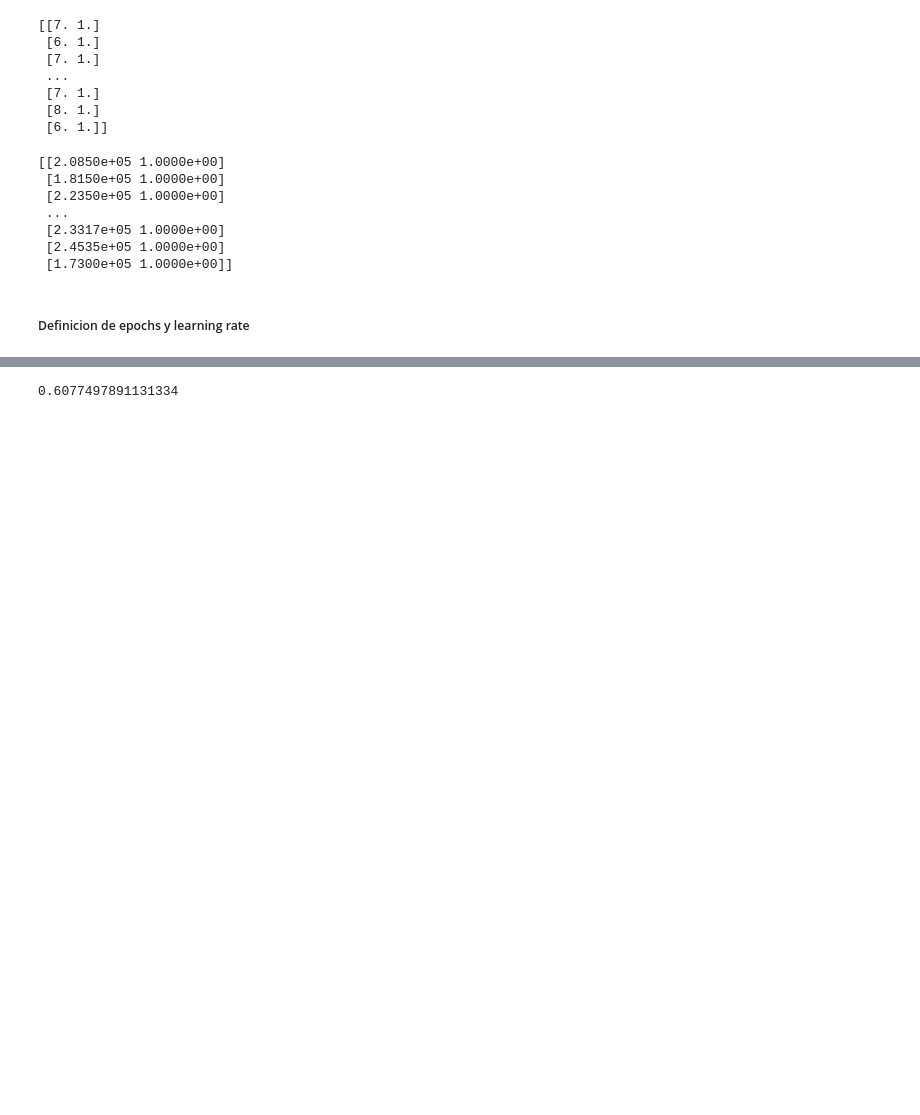
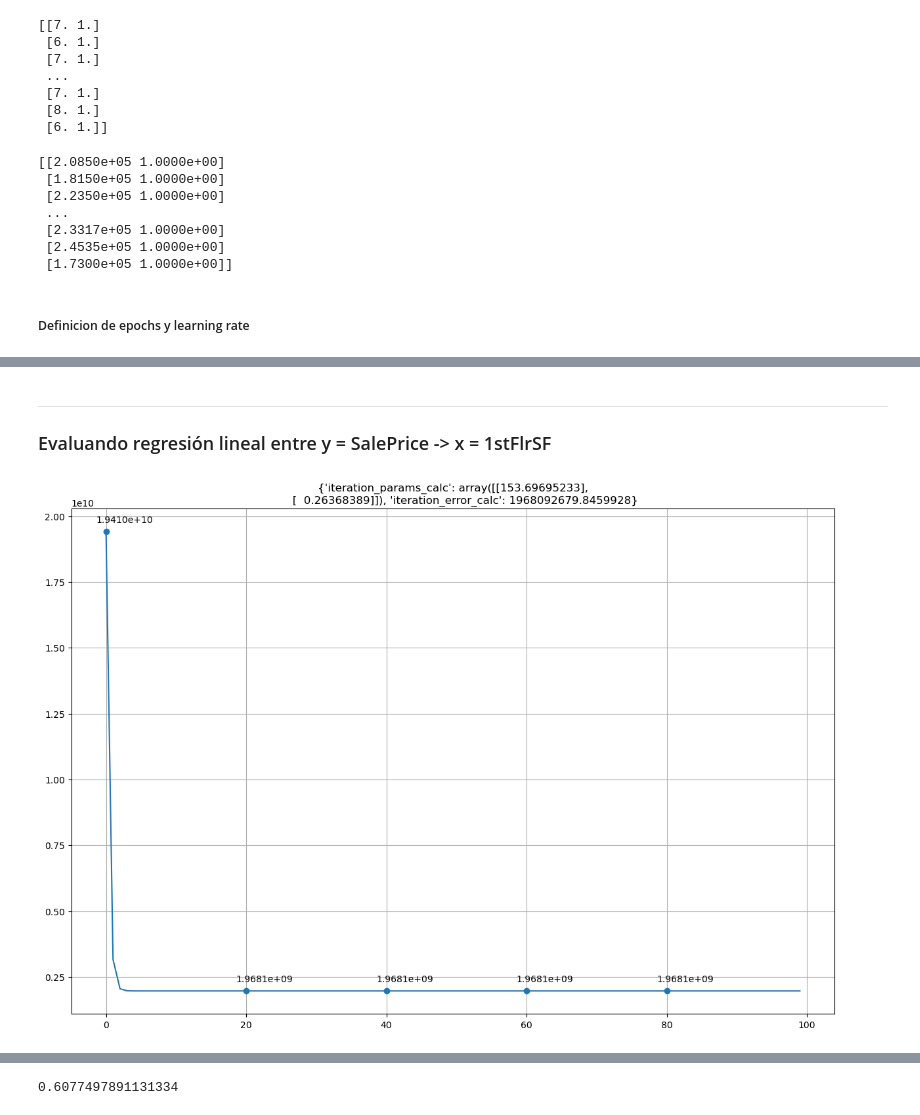
Before and after one commit to Alejndro22/simple-linear-regression-ds, a Jupyter notebook: 24008282_Proyecto_1.ipynb, the cells around one changed output, grey strips where cells are left out. Drawn from its saved outputs; the diff is of its cells as text; code cells hidden in the pictures; blank space fills up the shorter version.

```diff
--- a/24008282_Proyecto_1.ipynb
+++ b/24008282_Proyecto_1.ipynb
@@ -765,0 +724,8 @@ mymodel_prediction = m1.get_error_with_current_parameters()
+# %% [markdown]
+
+------
+
+### Evaluando regresión lineal entre y = SalePrice -> x = 1stFlrSF
+# %%
+initial_custom_parameter_values = np.array([[0],[0]])
+m3 = SimpleLinearRegression(100, -0.0000005, firstflrsf_vector, saleprice_vector, initial_custom_parameter_values)
@@ -765,0 +734,5 @@ mymodel_prediction = m1.get_error_with_current_parameters()
+# %%
+dict3 = m3.get_err_params_graph(20)
+dict3
+# %% [output]
+[figure, added]
```
Also changed, not shown: parts of 60 cells of this notebook.
